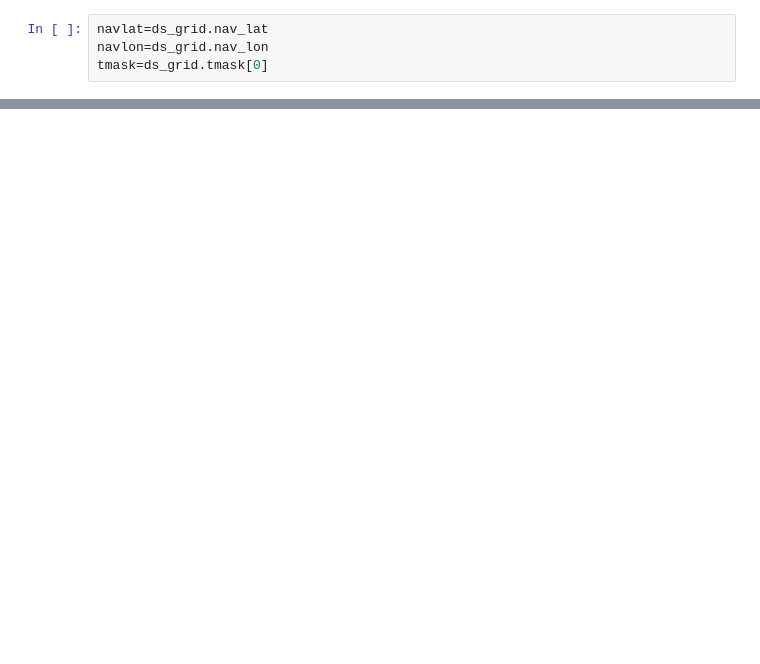
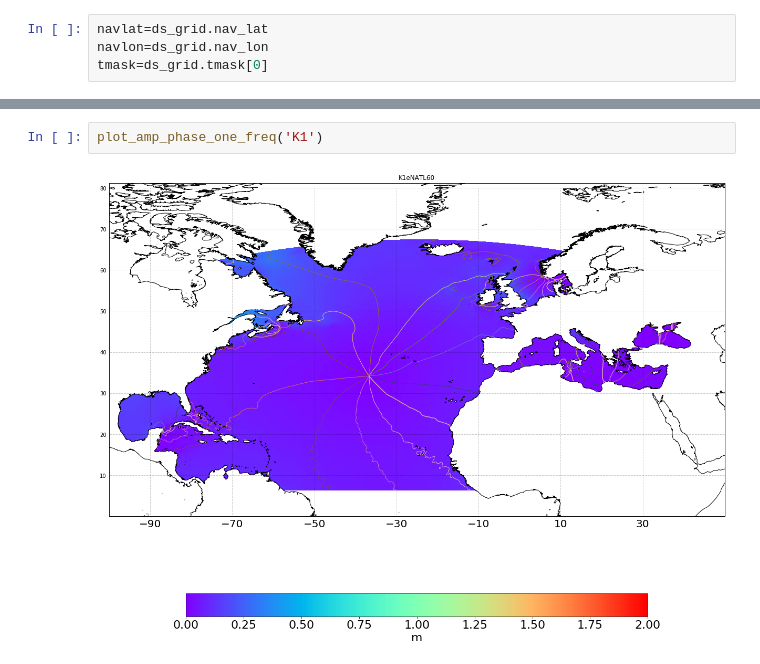
Before and after one commit to AurelieAlbert/eNATL60-plots-paper, a Jupyter notebook: amp-phase-tides-FES/2020-5-29-AA-maps-amp-phase-M2-eNATL60-like pytide.ipynb, the cells around one changed output, grey strips where cells are left out. Saved outputs shown, nothing was run; the diff lists cells and outputs as text; blank space fills up the shorter version.

```diff
--- a/amp-phase-tides-FES/2020-5-29-AA-maps-amp-phase-M2-eNATL60-like pytide.ipynb
+++ b/amp-phase-tides-FES/2020-5-29-AA-maps-amp-phase-M2-eNATL60-like pytide.ipynb
@@ -67,0 +117,4 @@ def plot_amp_phase_one_freq(freq):
+# %%
+plot_amp_phase_one_freq('K1')
+# %% [output]
+[figure, added]
```
Also changed, not shown: parts of 14 cells of this notebook, 6 other files.
